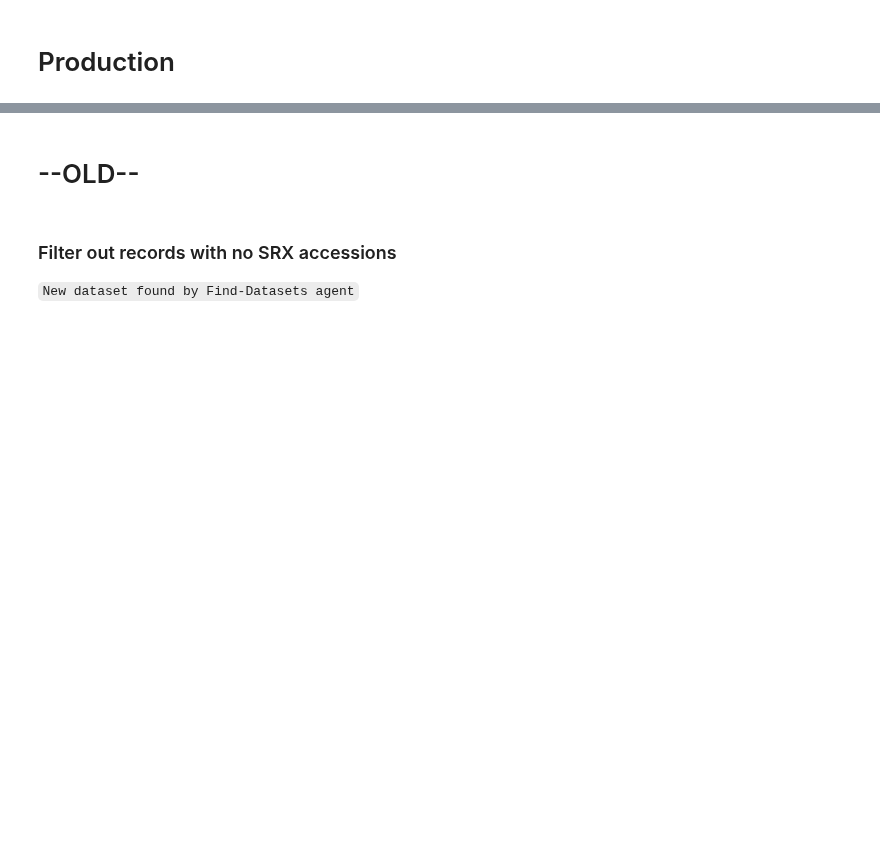
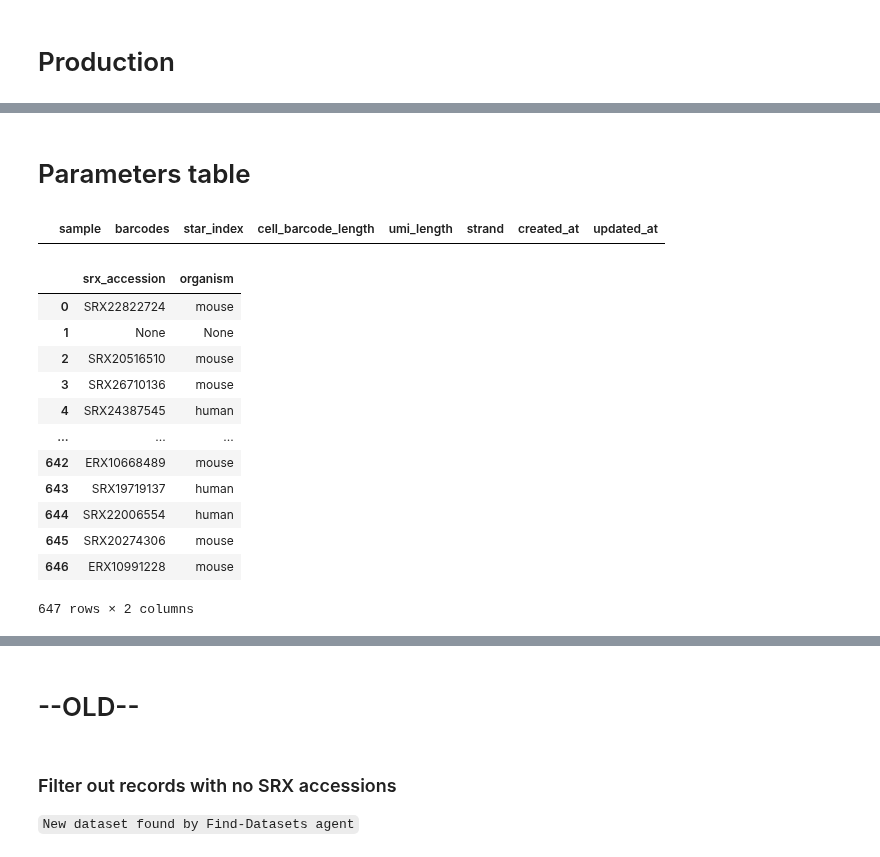
Before and after one commit to timoast/SRAgent, a Jupyter notebook: notebooks/db_check.ipynb, the cells around one changed output, grey strips where cells are left out. Drawn from its saved outputs; the diff is of its cells as text; code cells hidden in the pictures; blank space fills up the shorter version.

```diff
--- a/notebooks/db_check.ipynb
+++ b/notebooks/db_check.ipynb
@@ -90,0 +162,37 @@ srx_metadata
+# %% [markdown]
+# Parameters table
+# %%
+# read in srx-metadata as pandas dataframe
+tbl = Table("screcounter_star_params")
+stmt = Query \
+    .from_(tbl) \
+    .select("*") \
+    .where(tbl.star_index == "")
+params = pd.read_sql(str(stmt), conn_prod)
+params
+# %% [output]
+|  | sample | barcodes | star_index | cell_barcode_length | umi_length | strand | created_at | updated_at |
+# %%
+# read in srx-metadata as pandas dataframe
+tbl = Table("srx_metadata")
+stmt = Query \
+    .from_(tbl) \
+    .select(tbl.srx_accession, tbl.organism) \
+    .distinct() \
+    .where(tbl.notes != "Processed by Chris Carpenter")
+srx_metadata = pd.read_sql(str(stmt), conn_prod)
+srx_metadata
+# %% [output]
+|  | srx_accession | organism |
+| 0 | SRX22822724 | mouse |
+| 1 | None | None |
+| 2 | SRX20516510 | mouse |
+| 3 | SRX26710136 | mouse |
+| 4 | SRX24387545 | human |
+| ... | ... | ... |
+| 642 | ERX10668489 | mouse |
+| 643 | SRX19719137 | human |
+| 644 | SRX22006554 | human |
+| 645 | SRX20274306 | mouse |
+| 646 | ERX10991228 | mouse |
+647 rows × 2 columns
```
Also changed, not shown: parts of 14 cells of this notebook, 9 other files.
